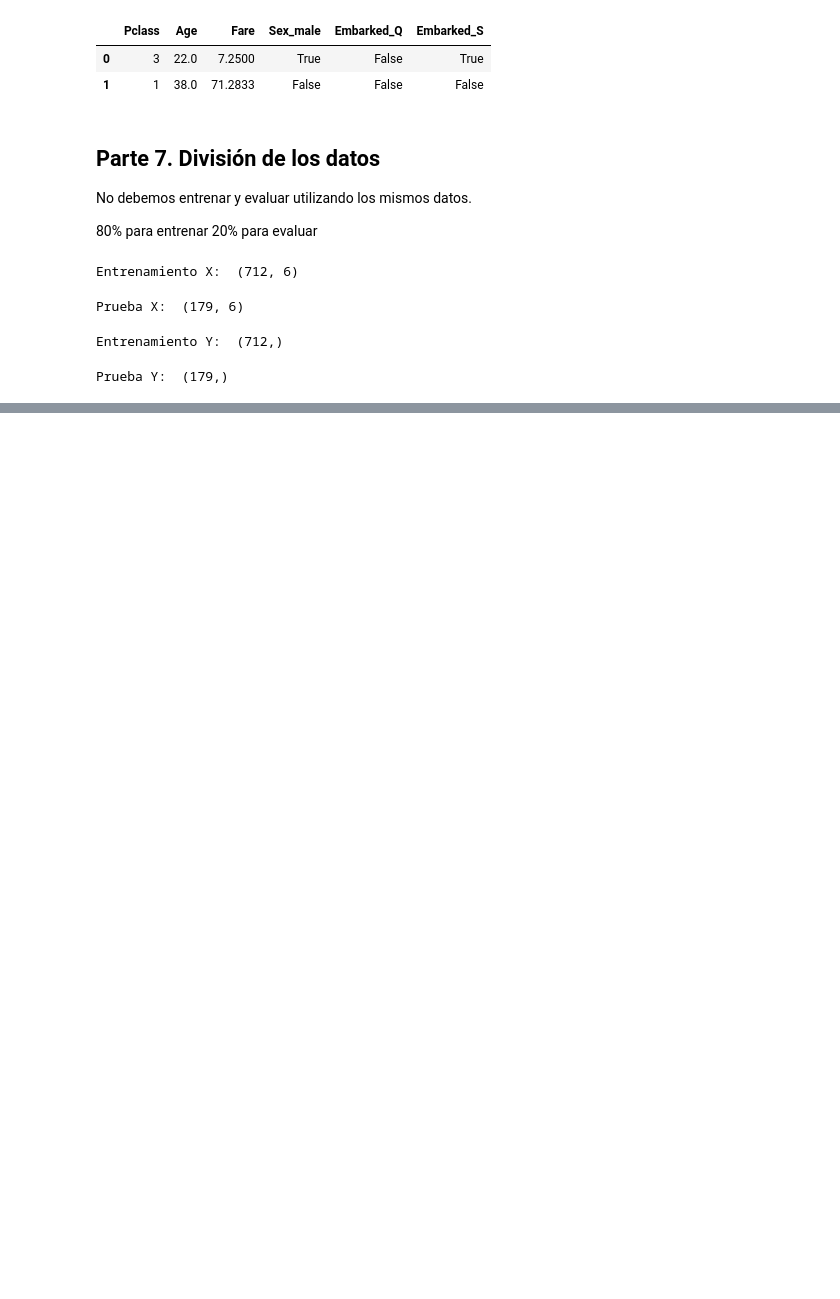
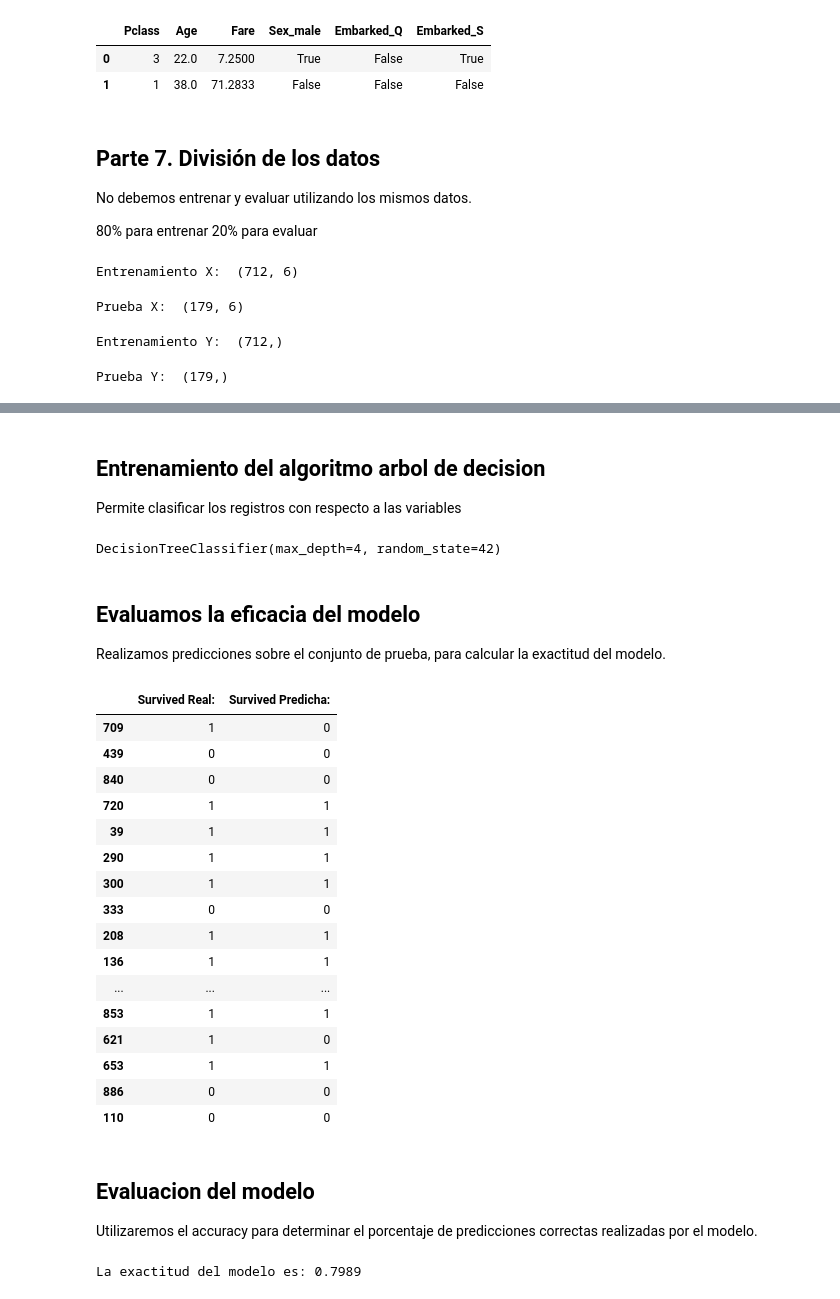
Before and after one commit to Arianapulido5/extraccion_del_conocimiento, a Jupyter notebook: notebook/Lab07.ipynb, the cells around one changed output, grey strips where cells are left out. Drawn from its saved outputs; the diff is of its cells as text; code cells hidden in the pictures; blank space fills up the shorter version.

```diff
--- a/notebook/Lab07.ipynb
+++ b/notebook/Lab07.ipynb
@@ -269,0 +289,3 @@ Prueba Y:  (179,)
+# %%
+X_train[columnas_numericas] = scaler.fit_transform(X_train[columnas_numericas])
+X_test[columnas_numericas] = scaler.transform(X_test[columnas_numericas])
@@ -269,0 +306,51 @@ Prueba Y:  (179,)
+# %% [markdown]
+## Entrenamiento del algoritmo arbol de decision
+
+Permite clasificar los registros con respecto a las variables
+# %%
+modelo = DecisionTreeClassifier(
+    max_depth=4,
+    random_state=42
+)
+# %%
+modelo.fit(X_train, y_train)
+# %% [output]
+DecisionTreeClassifier(max_depth=4, random_state=42)
+# %% [markdown]
+## Evaluamos la eficacia del modelo
+
+Realizamos predicciones sobre el conjunto de prueba, para calcular la exactitud del modelo.
+# %%
+# Invocamos el modelo
+prediccion = modelo.predict(
+    X_test
+)
+# %%
+pd.DataFrame(
+    {
+        "Survived Real: " : y_test,
+        "Survived Predicha: " :  prediccion
+    }
+).head(20)
+# %% [output]
+|  | Survived Real: | Survived Predicha: |
+| 709 | 1 | 0 |
+| 439 | 0 | 0 |
+| 840 | 0 | 0 |
+| 720 | 1 | 1 |
+| 39 | 1 | 1 |
+| 290 | 1 | 1 |
+| 300 | 1 | 1 |
+| 333 | 0 | 0 |
+| 208 | 1 | 1 |
+| 136 | 1 | 1 |
+| ... | ... | ... |
+| 853 | 1 | 1 |
+| 621 | 1 | 0 |
+| 653 | 1 | 1 |
+| 886 | 0 | 0 |
+| 110 | 0 | 0 |
+# %% [markdown]
+## Evaluacion del modelo
+
+Utilizaremos el accuracy para determinar el porcentaje de predicciones correctas realizadas por el modelo.
@@ -269,0 +359,4 @@ Prueba Y:  (179,)
+# %%
+print(f"La exactitud del modelo es: {accuracy:.4f}")
+# %% [output]
+La exactitud del modelo es: 0.7989
```
Also changed, not shown: parts of 12 cells of this notebook.
